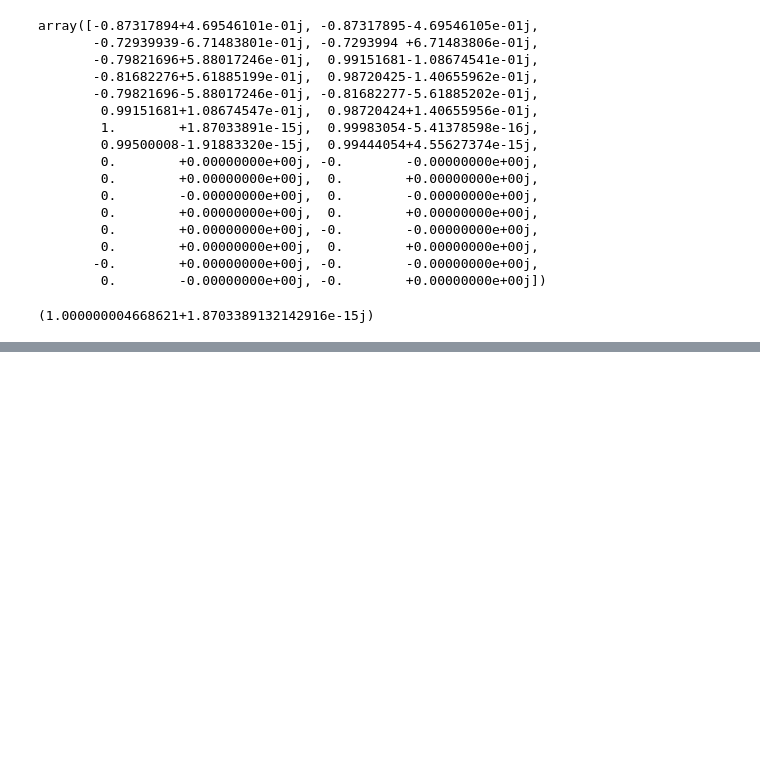
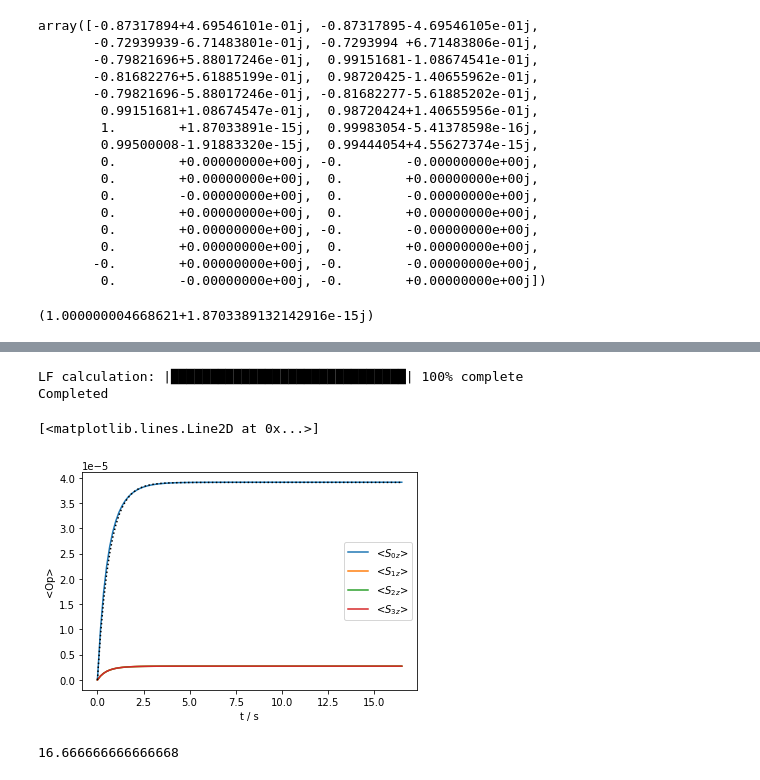
Before and after one commit to alsinmr/SLEEPY_tutorial, a Jupyter notebook: Chapters/Chapter3/Ch3_T1_NOE.ipynb, the cells around one changed output, grey strips where cells are left out. Saved outputs shown, nothing was run; the diff lists cells and outputs as text; code cells hidden in the pictures; blank space fills up the shorter version.

```diff
--- a/Chapters/Chapter3/Ch3_T1_NOE.ipynb
+++ b/Chapters/Chapter3/Ch3_T1_NOE.ipynb
@@ -116,0 +198,23 @@ U._eig[0][0][12]
+# %%
+ex.vr=15000
+L.clear_cache()
+
+rho=sl.Rho('zero',['S0z','S1z','S2z','S3z'])
+
+seq=L.Sequence().add_channel('1H',v1=25000)
+U=sl.LFrf(seq).U()**1500
+
+_=rho.DetProp(U,n=100)
+# %% [output]
+LF calculation: |██████████████████████████████| 100% complete
+Completed
+# %%
+ax=rho.plot(axis='s')
+ax.plot(rho.t_axis,3.91e-5*(1-np.exp(-rho.t_axis/.65)),color='black',linestyle=':')
+# %% [output]
+[<matplotlib.lines.Line2D at 0x...>]
+[figure, added]
+# %%
+L.taur*2500*100
+# %% [output]
+16.666666666666668
```
Also changed, not shown: parts of 22 cells of this notebook, 1 other file.
